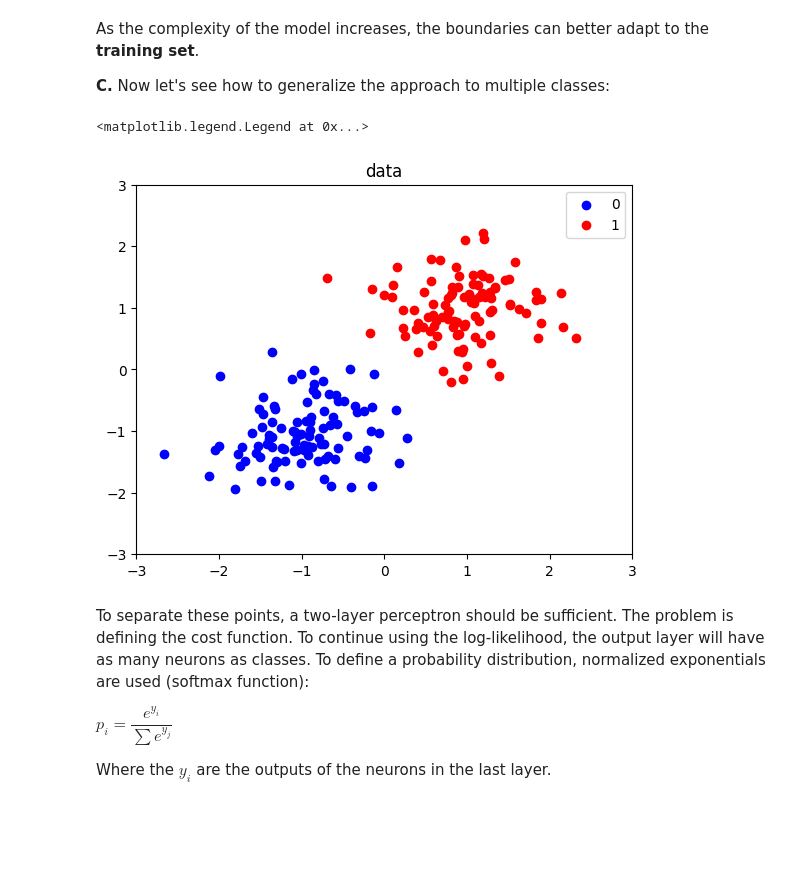
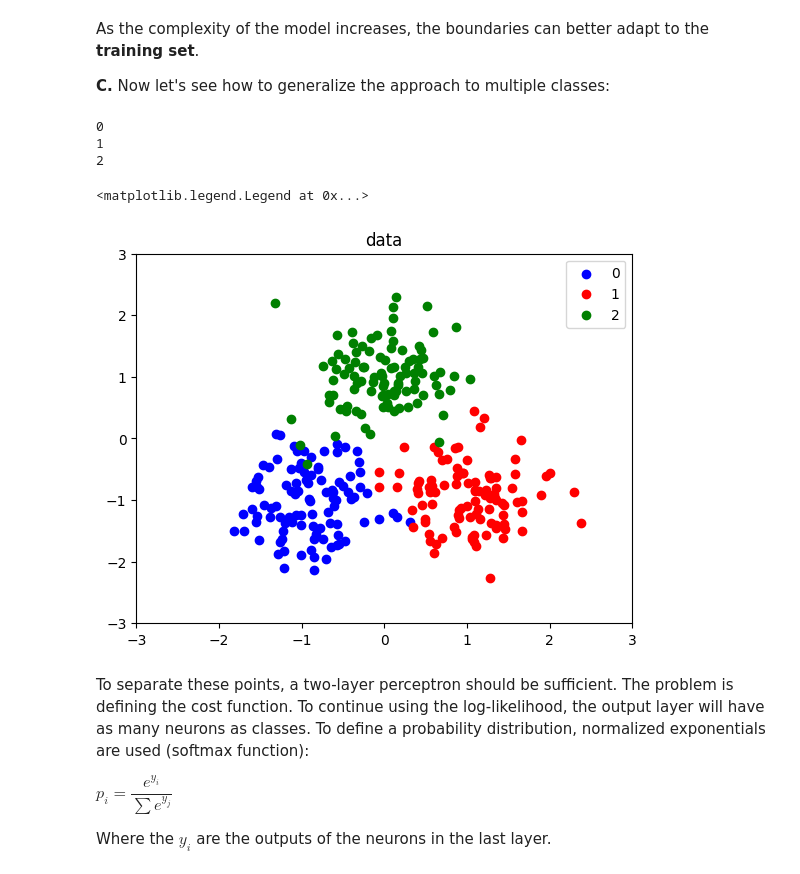
Before and after one commit to jramassa/ml-student, a Jupyter notebook: TP1/TP1_part1.ipynb, the cells around one changed output. Drawn from its saved outputs; the diff is of its cells as text; code cells hidden in the pictures; blank space fills up the shorter version.

```diff
--- a/TP1/TP1_part1.ipynb
+++ b/TP1/TP1_part1.ipynb
@@ -521,36 +521,40 @@ As the complexity of the model increases, the boundaries can better adapt to the
 # %%
 n = 100
 std = 0.5
 # Sample 0:
 mean0 = torch.tensor((-1., -1.))
 ech0 = mean0 + std * torch.randn(n, 2)
 
 # Sample 1:
 mean1 = torch.tensor((1., -1.))
 ech1 = mean1 + std * torch.randn(n, 2)
 
 # Sample 2:
 mean2 = torch.tensor((0., 1.))
 ech2 = mean2 + std * torch.randn(n, 2)
 
 echs3 = [ech0, ech1, ech2]
 
 # Scatter plot:
 plt.figure(0)
 plt.axis([-3, 3, -3, 3])
 
 plt.title('data')
 colors = ['b', 'r', 'g']
 labels = ['0', '1', '2']
 
-for i, ech in enumerate(echs):
+for i, ech in enumerate(echs3):
+    print(i)
     x, y = ech.numpy()[:, 0], ech.numpy()[:, 1]
     plt.scatter(x, y, color=colors[i])
 
 plt.legend(labels)
 # %% [output]
-<matplotlib.legend.Legend at 0x...>
+0
+1
+2
+<matplotlib.legend.Legend at 0x...>
-[figure, old version]
+[figure, new version]
 # %% [markdown]
 To separate these points, a two-layer perceptron should be sufficient. The problem is defining the cost function. To continue using the log-likelihood, the output layer will have as many neurons as classes. To define a probability distribution, normalized exponentials are used (softmax function):
 
```
Also changed, not shown: parts of 4 cells of this notebook.
